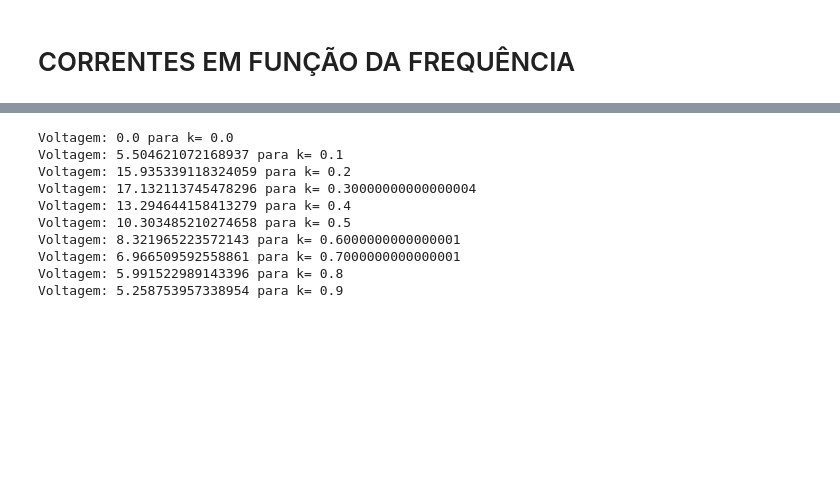
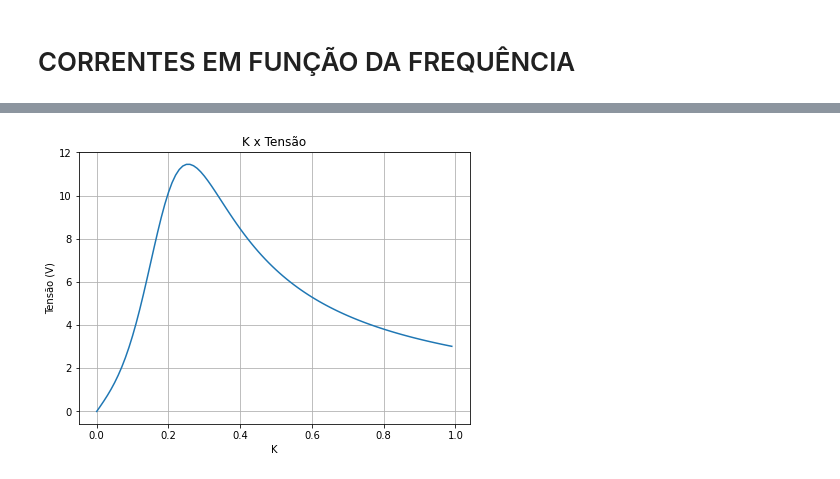
Before and after one commit to BrunoFNRodrigues/EletroMag-Projeto, a Jupyter notebook: Projeto Eletromag.ipynb, the cells around one changed output, grey strips where cells are left out. Cells and saved outputs as stored; diff of their text form; code cells hidden in the pictures; blank space fills up the shorter version.

```diff
--- a/Projeto Eletromag.ipynb
+++ b/Projeto Eletromag.ipynb
@@ -219,23 +219,20 @@ plt.show()
 # %%
 Us = []
-ks = np.arange(0,1,0.1)
+ks = np.arange(0,1,0.01)
 for k in ks:
     i1, i2 = CalcularTransformador(Rcarga, 5000, k, C1, C2)
     w=2*pi*5000
     XC2=1/(1j*w*C2)
     Z = Rcarga*XC2/(Rcarga+XC2)
     U = (Z*i2)/sqrt(2)
     S = U*(i2.conjugate()/sqrt(2))
     Us.append(abs(U.real))
-    print("Voltagem:",U.real,"para k=",k)
+plt.figure(figsize=(7,5))
+plt.plot(ks, Us)
+plt.title("K x Tensão")
+plt.xlabel("K")
+plt.ylabel("Tensão (V)")
+plt.grid(True)
+plt.show()
 # %% [output]
-Voltagem: 0.0 para k= 0.0
-Voltagem: 5.504621072168937 para k= 0.1
-Voltagem: 15.935339118324059 para k= 0.2
-Voltagem: 17.132113745478296 para k= 0.30000000000000004
-Voltagem: 13.294644158413279 para k= 0.4
-Voltagem: 10.303485210274658 para k= 0.5
-Voltagem: 8.321965223572143 para k= 0.6000000000000001
-Voltagem: 6.966509592558861 para k= 0.7000000000000001
-Voltagem: 5.991522989143396 para k= 0.8
-Voltagem: 5.258753957338954 para k= 0.9
+[figure, added]
```
Also changed, not shown: parts of 25 cells of this notebook.
